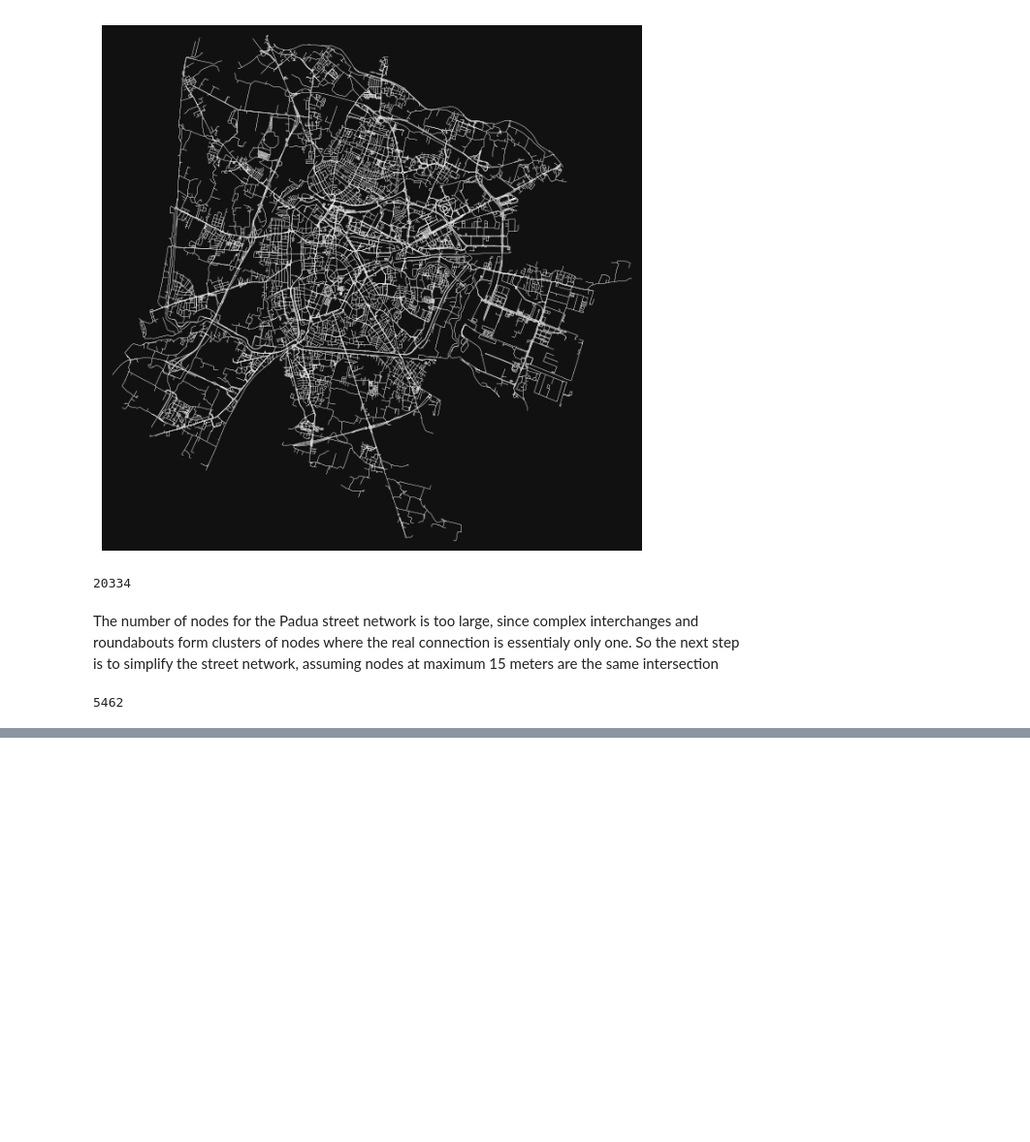
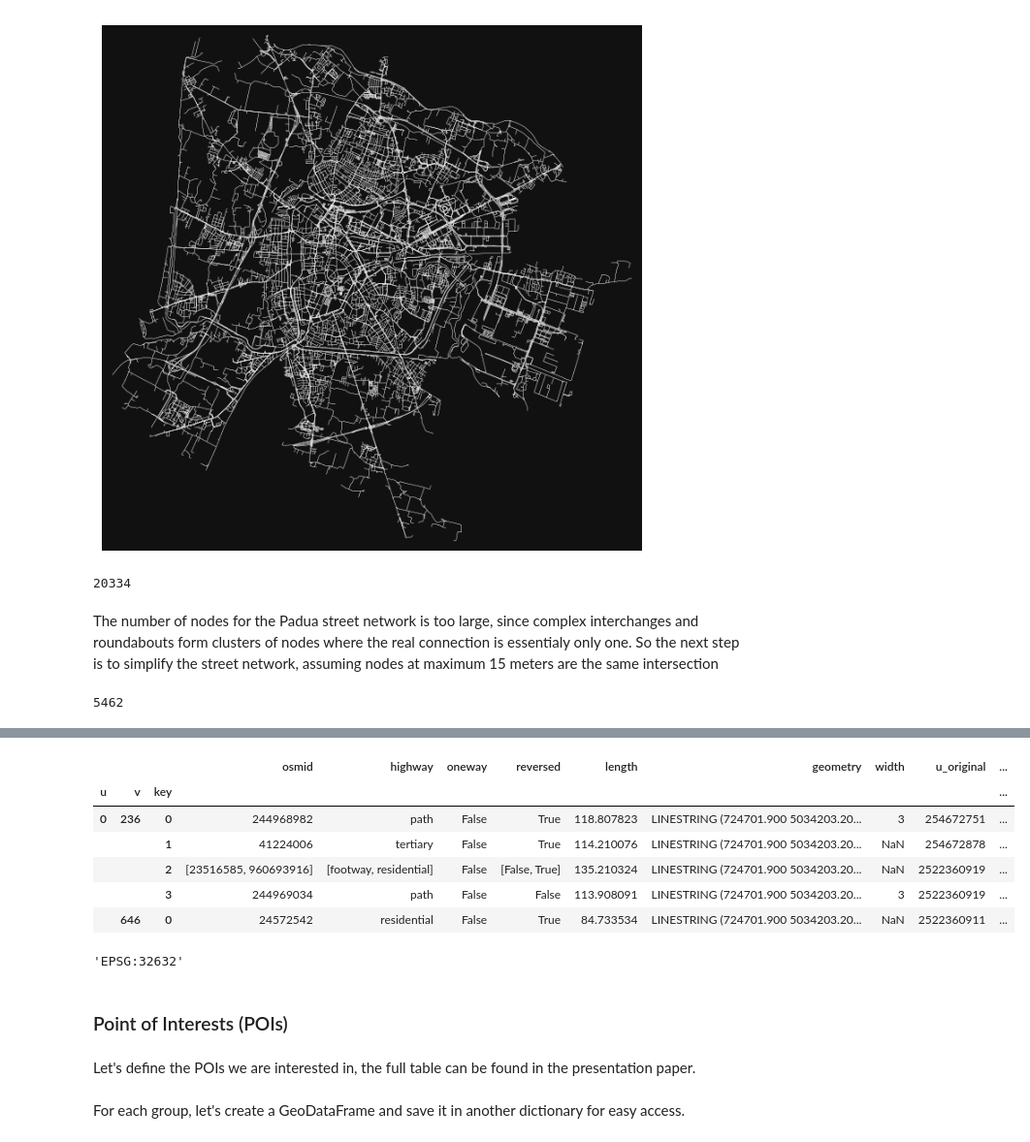
Before and after one commit to danielcharles0/LFN2324, a Jupyter notebook: Analysis.ipynb, the cells around one changed output, grey strips where cells are left out. Shown at 97% size. Cells and saved outputs as stored; diff of their text form; code cells hidden in the pictures; blank space fills up the shorter version.

```diff
--- a/Analysis.ipynb
+++ b/Analysis.ipynb
@@ -18,9 +20,9 @@ ox.__version__
 # %%
-default_crs = 'epsg:4326'
+PLACE_NAME = "Padova, Veneto, Italy"
 # %% [markdown]
 First we need the Padua street network, which we get from OpenStreetMap thanks to the Python library OSMnx
 # %%
-G_padova = ox.graph_from_place("Padova, Veneto, Italy", network_type="walk")
+G_padova = ox.graph_from_place(PLACE_NAME, network_type="walk", simplify=True)
 fig, ax = ox.plot_graph(G_padova, node_size=0, edge_color="w", node_color="r",edge_linewidth=0.2)
 # %% [output]
 [figure]
@@ -32,7 +34,7 @@ len(G_padova)
 The number of nodes for the Padua street network is too large, since complex interchanges and roundabouts form clusters of nodes where the real connection is essentialy only one. So the next step is to simplify the street network, assuming nodes at maximum 15 meters are the same intersection
 # %%
 G_proj = ox.project_graph(G_padova)
-G2 = ox.consolidate_intersections(G_proj, rebuild_graph=True, tolerance=15, dead_ends=False)
-len(G2)
+G_padova_simplified = ox.consolidate_intersections(G_proj, rebuild_graph=True, tolerance=15, dead_ends=False)
+len(G_padova_simplified)
 # %% [output]
 5462
@@ -60,0 +63,3 @@ fig, ax = ox.plot_graph(G2, node_color="r", edge_linewidth=0.2, bbox=bbox)
+# %%
+nodes_gdf, edges_gdf = ox.utils_graph.graph_to_gdfs(G_padova_simplified)
+nodes_gdf.head()
@@ -60,0 +74,19 @@ fig, ax = ox.plot_graph(G2, node_color="r", edge_linewidth=0.2, bbox=bbox)
+# %%
+edges_gdf.head()
+# %% [output]
+|  |  |  | osmid | highway | oneway | reversed | length | geometry | width | u_original | ... |
+| u | v | key |  |  |  |  |  |  |  |  | ... |
+| 0 | 236 | 0 | 244968982 | path | False | True | 118.807823 | LINESTRING (724701.900 5034203.20... | 3 | 254672751 | ... |
+|  |  | 1 | 41224006 | tertiary | False | True | 114.210076 | LINESTRING (724701.900 5034203.20... | NaN | 254672878 | ... |
+|  |  | 2 | [23516585, 960693916] | [footway, residential] | False | [False, True] | 135.210324 | LINESTRING (724701.900 5034203.20... | NaN | 2522360919 | ... |
+|  |  | 3 | 244969034 | path | False | False | 113.908091 | LINESTRING (724701.900 5034203.20... | 3 | 2522360919 | ... |
+|  | 646 | 0 | 24572542 | residential | False | True | 84.733534 | LINESTRING (724701.900 5034203.20... | NaN | 2522360911 | ... |
+# %%
+default_crs = str(G_padova_simplified.graph["crs"])
+default_crs
+# %% [output]
+'EPSG:32632'
+# %% [markdown]
+### Point of Interests (POIs)
+# %% [markdown]
+Let's define the POIs we are interested in, the full table can be found in the presentation paper.
@@ -60,0 +102,2 @@ fig, ax = ox.plot_graph(G2, node_color="r", edge_linewidth=0.2, bbox=bbox)
+# %% [markdown]
+For each group, let's create a GeoDataFrame and save it in another dictionary for easy access.
```
Also changed, not shown: parts of 17 cells of this notebook, 2 other files.
